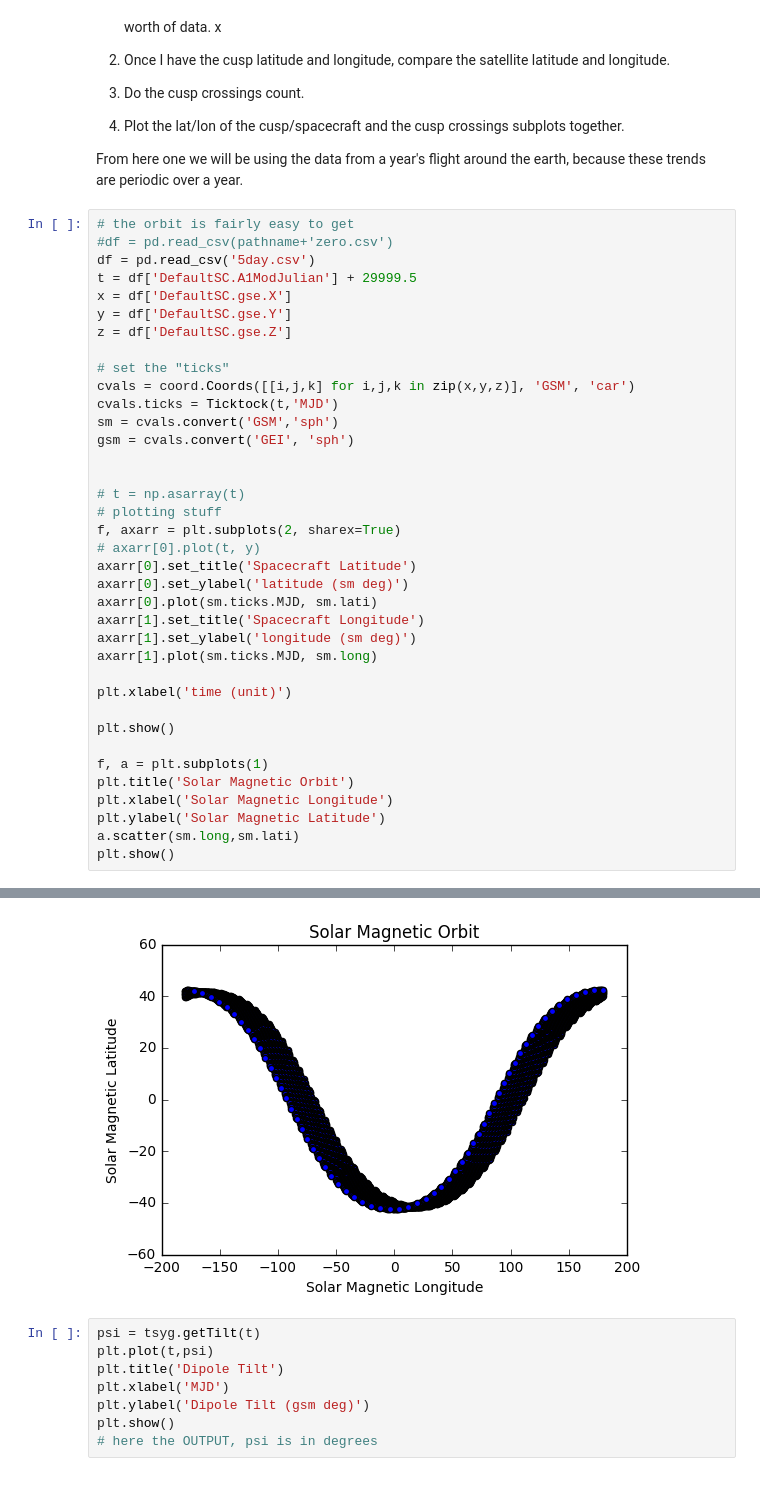
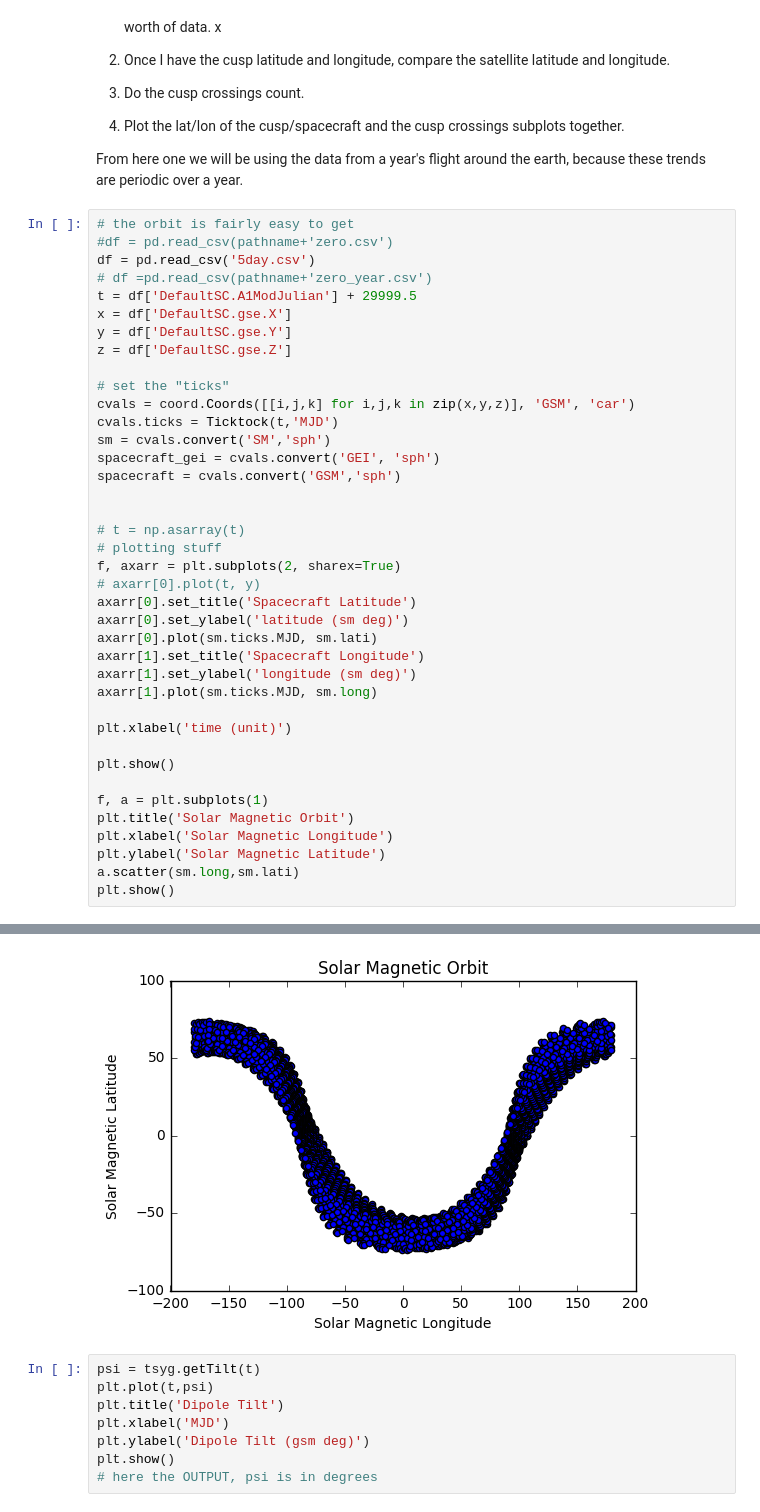
Before and after one commit to fsbr/se3-path-planner, a Jupyter notebook: modularPlanner/Cusp Plots (Daily).ipynb, the cells around one changed output, grey strips where cells are left out. Cells and saved outputs as stored; diff of their text form.

```diff
--- a/modularPlanner/Cusp Plots (Daily).ipynb
+++ b/modularPlanner/Cusp Plots (Daily).ipynb
@@ -134,6 +134,7 @@ From here one we will be using the data from a year's flight around the earth, b
 # the orbit is fairly easy to get
 #df = pd.read_csv(pathname+'zero.csv')
 df = pd.read_csv('5day.csv')
+# df =pd.read_csv(pathname+'zero_year.csv')
 t = df['DefaultSC.A1ModJulian'] + 29999.5
 x = df['DefaultSC.gse.X']
 y = df['DefaultSC.gse.Y']
@@ -142,8 +143,9 @@ z = df['DefaultSC.gse.Z']
 # set the "ticks"
 cvals = coord.Coords([[i,j,k] for i,j,k in zip(x,y,z)], 'GSM', 'car')
 cvals.ticks = Ticktock(t,'MJD')
-sm = cvals.convert('GSM','sph')
-gsm = cvals.convert('GEI', 'sph')
+sm = cvals.convert('SM','sph')
+spacecraft_gei = cvals.convert('GEI', 'sph')
+spacecraft = cvals.convert('GSM','sph')
 
 
 # t = np.asarray(t)
@@ -172,4 +174,4 @@ plt.show()
-[figure, old version]
+[figure, new version]
 # %%
 psi = tsyg.getTilt(t)
 plt.plot(t,psi)
```
Also changed, not shown: parts of 6 cells of this notebook, 3 other files.
